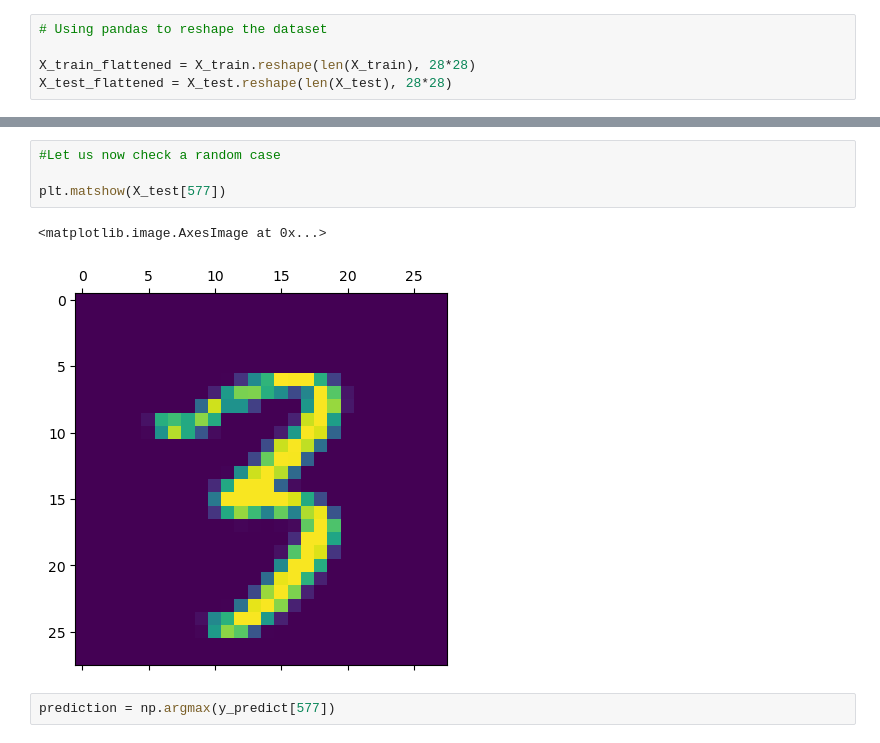
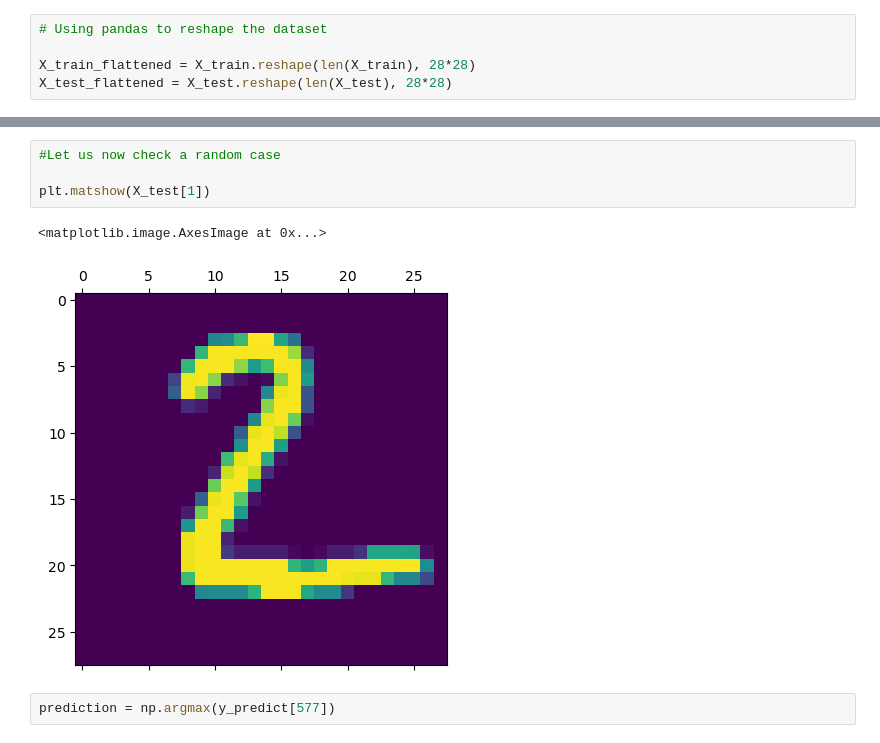
Before and after one commit to sazuyakun/Handwritten-Digit-Recognition, a Jupyter notebook: Main-Code.ipynb, the cells around one changed output, grey strips where cells are left out. Cells and saved outputs as stored; diff of their text form.

```diff
--- a/Main-Code.ipynb
+++ b/Main-Code.ipynb
@@ -103,10 +103,10 @@ array([[ -3.8235574 , -16.395569  ,  -0.80134463, ...,   9.871217  ,
 # %%
 #Let us now check a random case
 
-plt.matshow(X_test[577])
+plt.matshow(X_test[1])
 # %% [output]
 <matplotlib.image.AxesImage at 0x...>
-[figure, old version]
+[figure, new version]
 # %%
 prediction = np.argmax(y_predict[577])
 # %%
```
Also changed, not shown: parts of 7 cells of this notebook.
